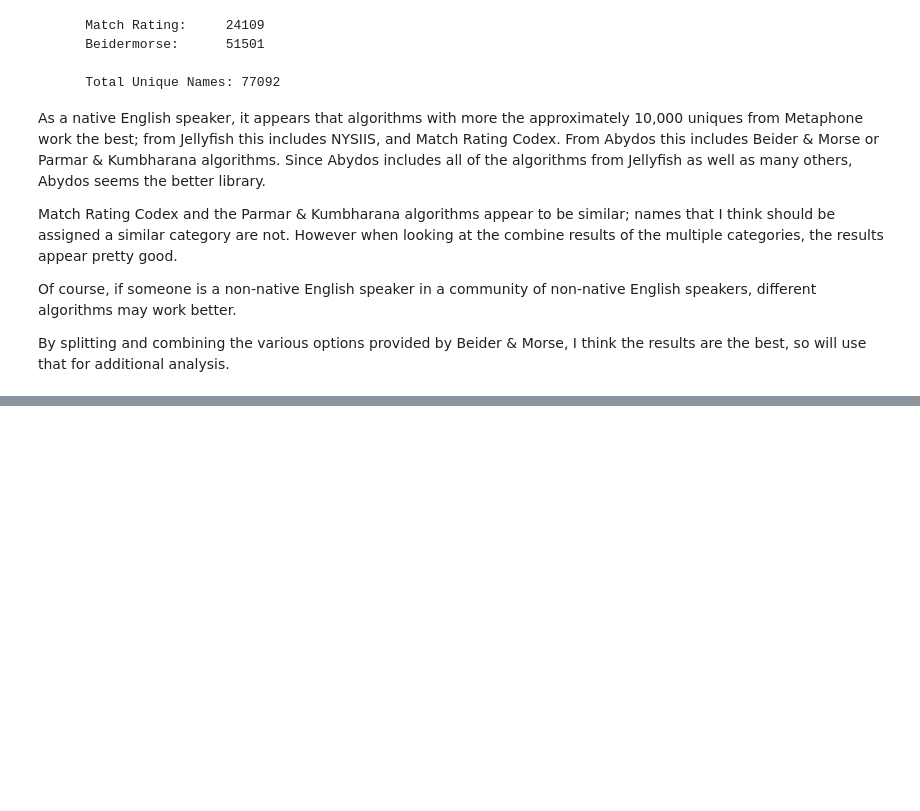
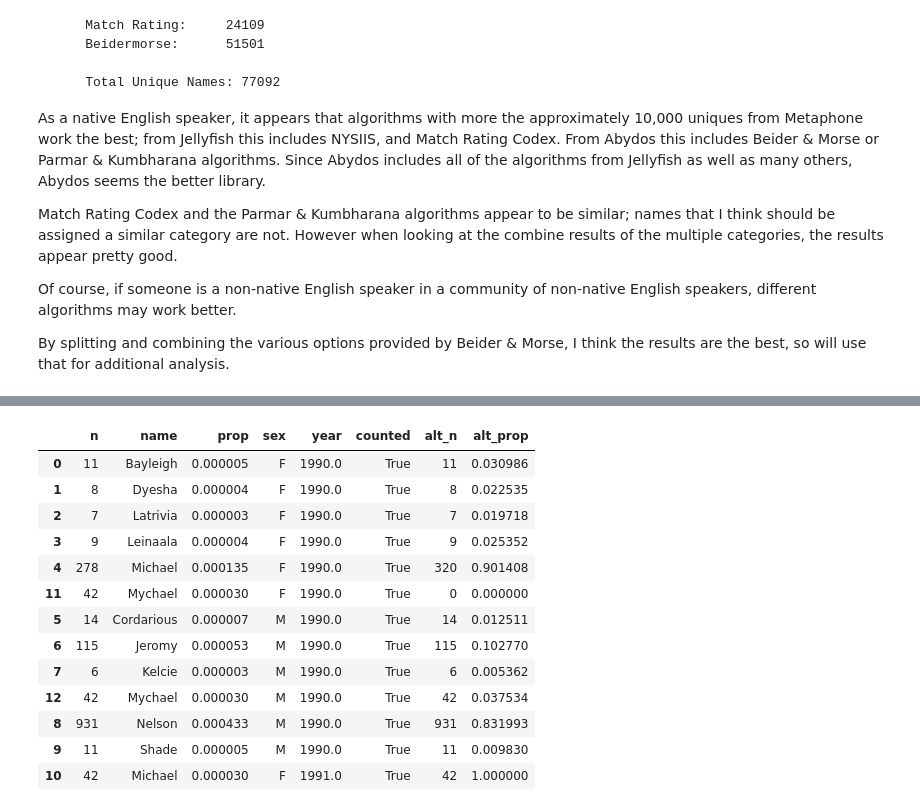
Before and after one commit to magic-lantern/forecasting, a Jupyter notebook: soundconflation.ipynb, the cells around one changed output, grey strips where cells are left out. Drawn from its saved outputs; the diff is of its cells as text; code cells hidden in the pictures; blank space fills up the shorter version.

```diff
--- a/soundconflation.ipynb
+++ b/soundconflation.ipynb
@@ -607,0 +604,3 @@ By splitting and combining the various options provided by Beider & Morse, I thi
+# %%
+names = apdf[['name', 'beidermorse']].copy()
+names['bmset'] = names['beidermorse'].str.split().apply(set)
@@ -607,0 +679,50 @@ By splitting and combining the various options provided by Beider & Morse, I thi
+# %%
+alt['counted'] = False
+alt['alt_n'] = 0
+alt['alt_prop'] = 0.0
+
+# process each row of dataframe
+def create_alt_n(row):
+    print(row['name'])
+
+    # should do no further processing if this row has already been counted
+    if (row['counted'] == True):
+        return
+
+    # find matching names
+    checklist = names[names.name == row['name']].beidermorse.values[0].split()
+    find = lambda i: any(x in i for x in checklist)
+    found = names[names.bmset.map(find)].name
+
+    # aggregate count, excluding counted names, for all found names into alt_name
+    alt.loc[(alt.name == row['name']) &
+            (alt.year == row.year) &
+            (alt.sex == row.sex) ,
+            'alt_n'] = alt[(alt.name.isin(found)) &
+                           (alt.year == row.year) &
+                           (alt.sex == row.sex) &
+                           (alt.counted == False)]['n'].sum()
+
+    # set counted flag for found names in group
+    # ? how to update just group ?
+    alt.loc[(alt.name.isin(found)) & (alt.year == row.year) & (alt.sex == row.sex), 'counted'] = True
+
+gdf = alt.groupby(['year', 'sex'])
+for name, group in gdf:
+    g = group.sort_values('n', ascending=False).copy()
+    g.apply(create_alt_n, axis=1)
+
+# create alt_prop
+def create_alt_prop(row):
+    alt.loc[(alt.name == row['name']) &
+            (alt.year == row.year) &
+            (alt.sex == row.sex) ,
+            'alt_prop'] = row['alt_n'] / gsum
+
+for name, group in gdf:
+    print(name)
+    gsum = group['alt_n'].sum()
+    group.apply(create_alt_prop, axis=1)
+
+alt
+# %% [output]
@@ -607,0 +745,14 @@ By splitting and combining the various options provided by Beider & Morse, I thi
+|  | n | name | prop | sex | year | counted | alt_n | alt_prop |
+| 0 | 11 | Bayleigh | 0.000005 | F | 1990.0 | True | 11 | 0.030986 |
+| 1 | 8 | Dyesha | 0.000004 | F | 1990.0 | True | 8 | 0.022535 |
+| 2 | 7 | Latrivia | 0.000003 | F | 1990.0 | True | 7 | 0.019718 |
+| 3 | 9 | Leinaala | 0.000004 | F | 1990.0 | True | 9 | 0.025352 |
+| 4 | 278 | Michael | 0.000135 | F | 1990.0 | True | 320 | 0.901408 |
+| 11 | 42 | Mychael | 0.000030 | F | 1990.0 | True | 0 | 0.000000 |
+| 5 | 14 | Cordarious | 0.000007 | M | 1990.0 | True | 14 | 0.012511 |
+| 6 | 115 | Jeromy | 0.000053 | M | 1990.0 | True | 115 | 0.102770 |
+| 7 | 6 | Kelcie | 0.000003 | M | 1990.0 | True | 6 | 0.005362 |
+| 12 | 42 | Mychael | 0.000030 | M | 1990.0 | True | 42 | 0.037534 |
+| 8 | 931 | Nelson | 0.000433 | M | 1990.0 | True | 931 | 0.831993 |
+| 9 | 11 | Shade | 0.000005 | M | 1990.0 | True | 11 | 0.009830 |
+| 10 | 42 | Michael | 0.000030 | F | 1991.0 | True | 42 | 1.000000 |
```
Also changed, not shown: parts of 22 cells of this notebook, 1 other file.
